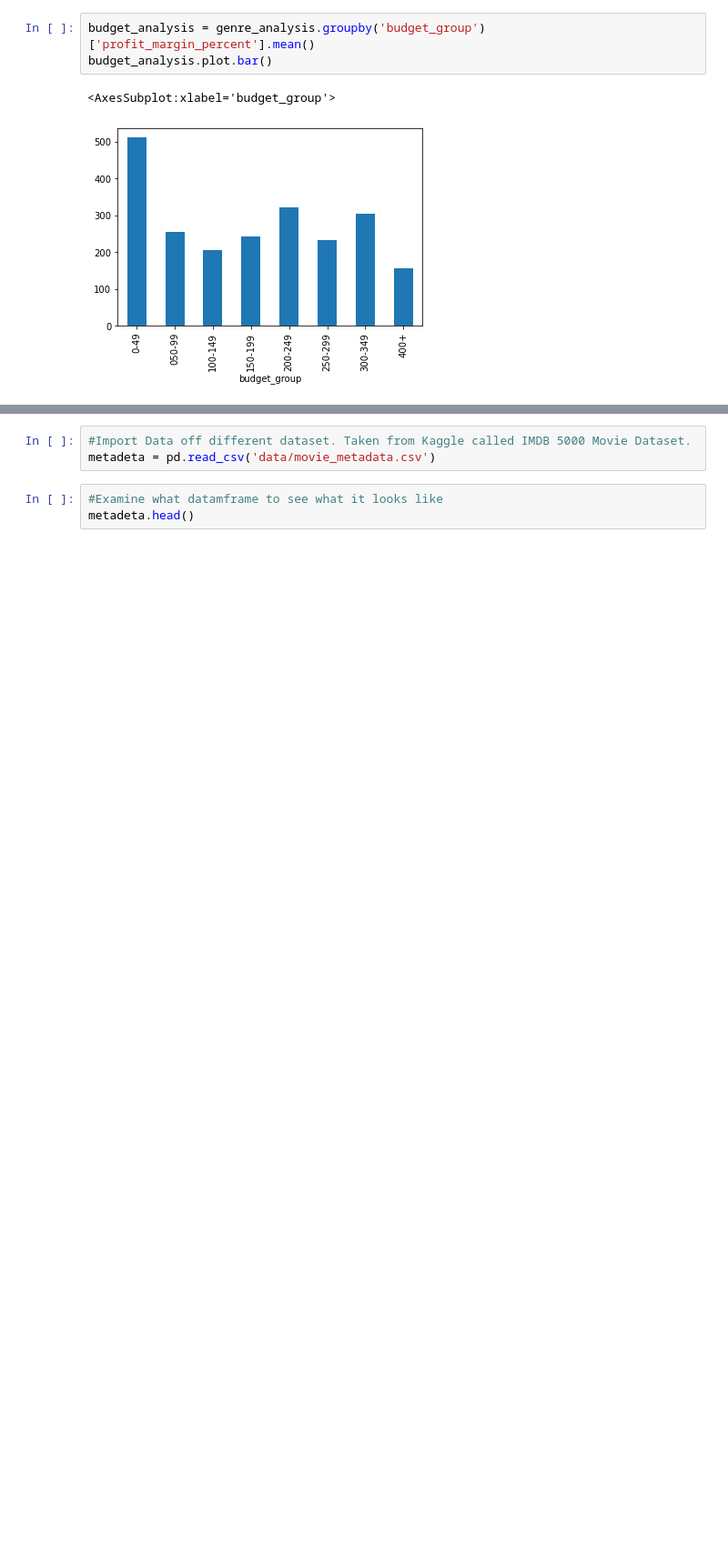
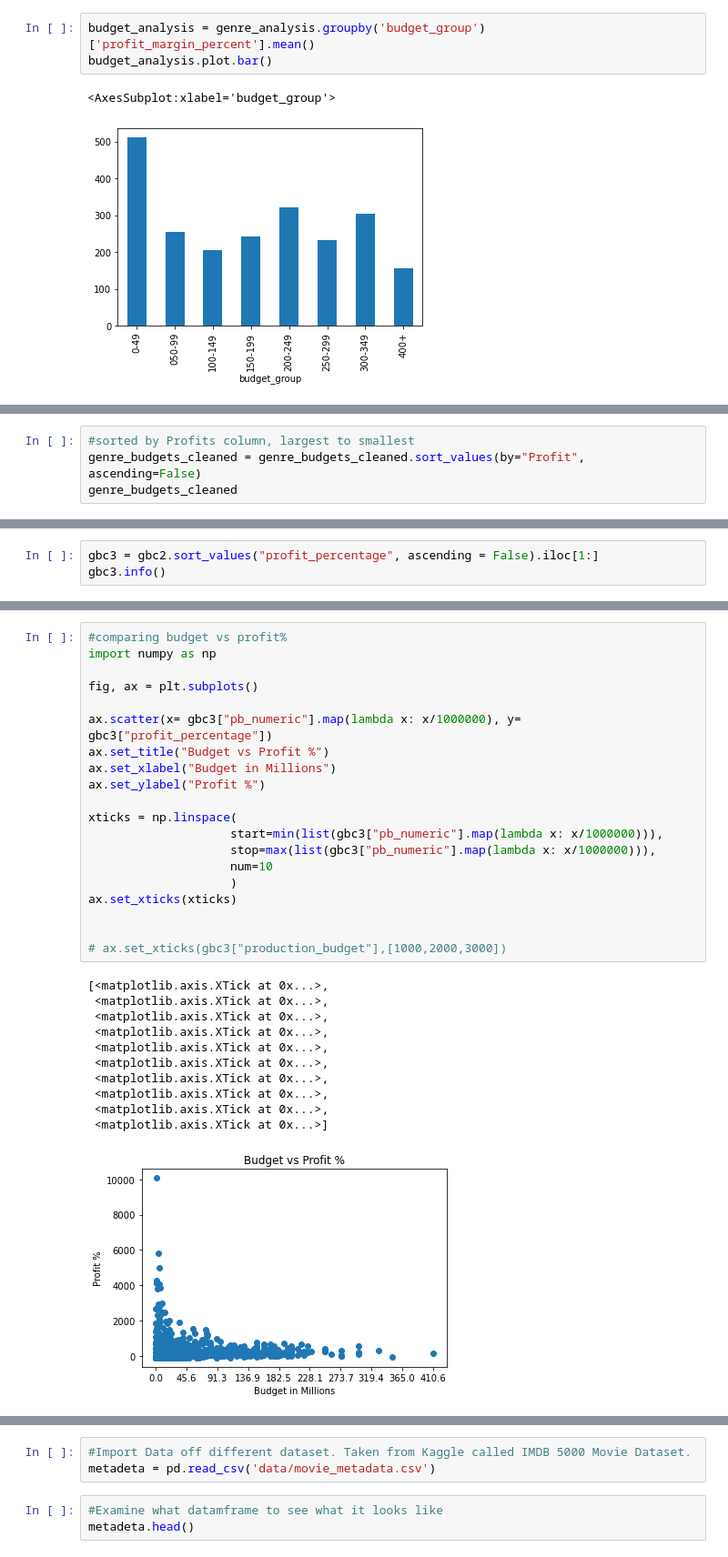
Before and after one commit to FeritYikar/ds-phase1-project, a Jupyter notebook: Master Notebook.ipynb, the cells around one changed output, grey strips where cells are left out. Shown: that part at 91% size. Saved outputs shown, nothing was run; the diff lists cells and outputs as text; blank space fills up the shorter version.

```diff
--- a/Master Notebook.ipynb
+++ b/Master Notebook.ipynb
@@ -535,0 +750,4 @@ budget_analysis.plot.bar()
+# %%
+#sorted by Profits column, largest to smallest
+genre_budgets_cleaned = genre_budgets_cleaned.sort_values(by="Profit", ascending=False)
+genre_budgets_cleaned
@@ -535,0 +1000,3 @@ budget_analysis.plot.bar()
+# %%
+gbc3 = gbc2.sort_values("profit_percentage", ascending = False).iloc[1:]
+gbc3.info()
@@ -535,0 +1021,32 @@ budget_analysis.plot.bar()
+# %%
+#comparing budget vs profit%
+import numpy as np
+
+fig, ax = plt.subplots()
+
+ax.scatter(x= gbc3["pb_numeric"].map(lambda x: x/1000000), y= gbc3["profit_percentage"])
+ax.set_title("Budget vs Profit %")
+ax.set_xlabel("Budget in Millions")
+ax.set_ylabel("Profit %")
+
+xticks = np.linspace(
+                    start=min(list(gbc3["pb_numeric"].map(lambda x: x/1000000))),
+                    stop=max(list(gbc3["pb_numeric"].map(lambda x: x/1000000))),
+                    num=10
+                    )
+ax.set_xticks(xticks)
+
+
+# ax.set_xticks(gbc3["production_budget"],[1000,2000,3000])
+# %% [output]
+[<matplotlib.axis.XTick at 0x...>,
+ <matplotlib.axis.XTick at 0x...>,
+ <matplotlib.axis.XTick at 0x...>,
+ <matplotlib.axis.XTick at 0x...>,
+ <matplotlib.axis.XTick at 0x...>,
+ <matplotlib.axis.XTick at 0x...>,
+ <matplotlib.axis.XTick at 0x...>,
+ <matplotlib.axis.XTick at 0x...>,
+ <matplotlib.axis.XTick at 0x...>,
+ <matplotlib.axis.XTick at 0x...>]
+[figure, added]
```
Also changed, not shown: parts of 36 cells of this notebook, 1 other file.
